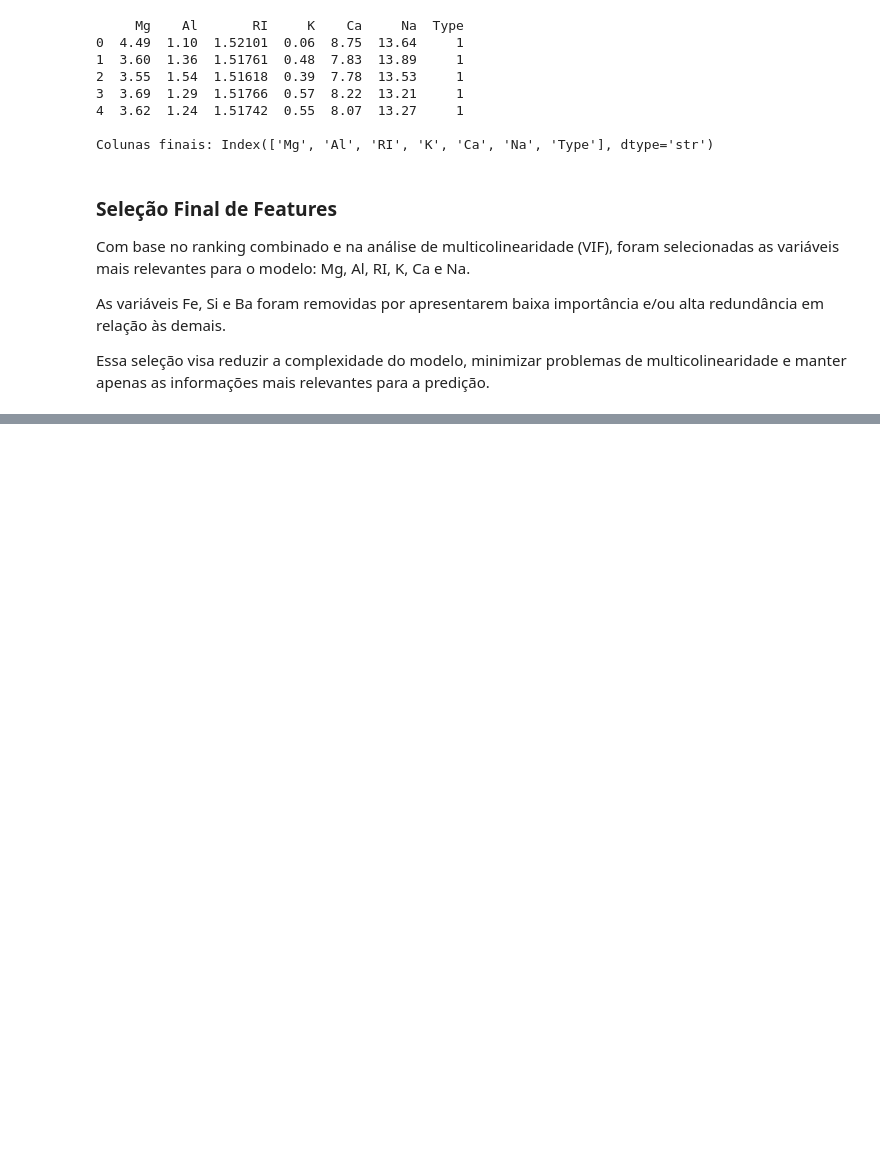
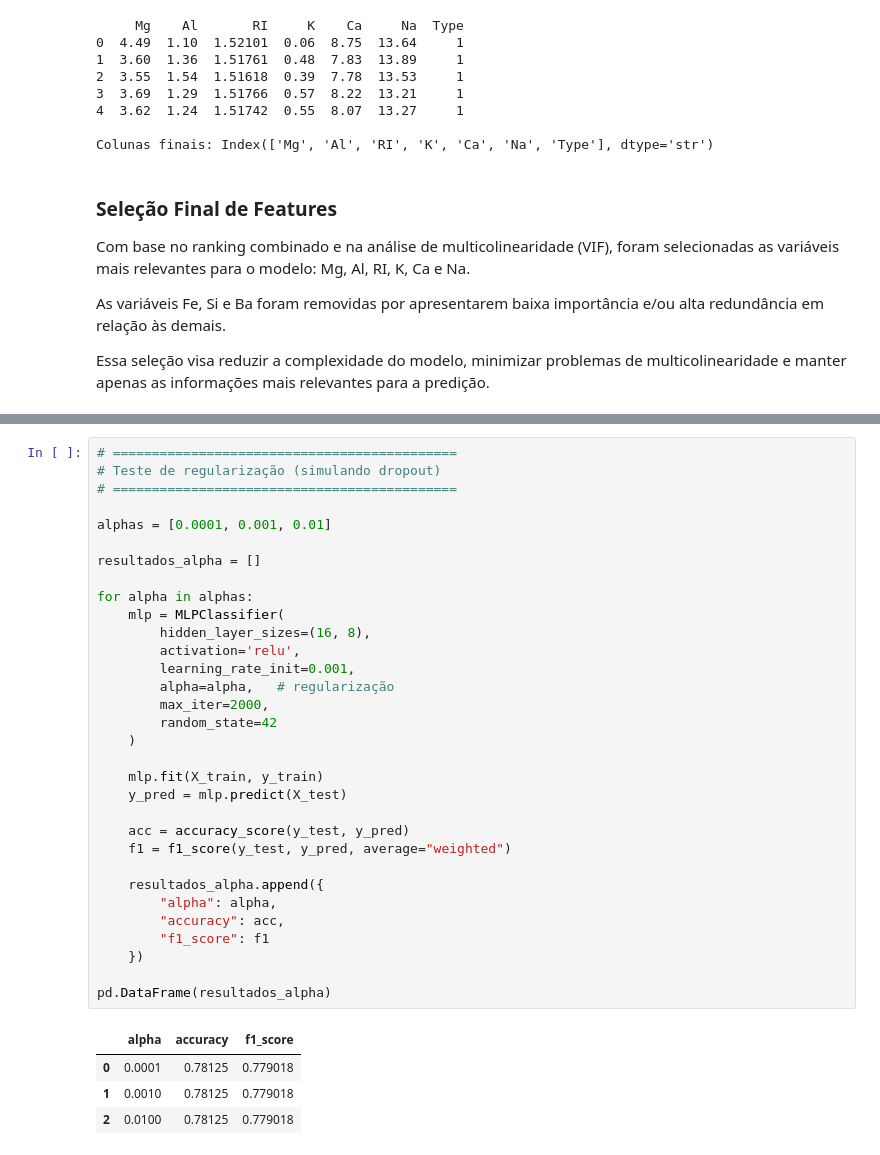
Before and after one commit to GabrielUchoa17/glass-ml-project, a Jupyter notebook: notebook.ipynb, the cells around one changed output, grey strips where cells are left out. Saved outputs shown, nothing was run; the diff lists cells and outputs as text; blank space fills up the shorter version.

```diff
--- a/notebook.ipynb
+++ b/notebook.ipynb
@@ -461,0 +598,37 @@ Essa seleção visa reduzir a complexidade do modelo, minimizar problemas de mul
+# %%
+# ============================================
+# Teste de regularização (simulando dropout)
+# ============================================
+
+alphas = [0.0001, 0.001, 0.01]
+
+resultados_alpha = []
+
+for alpha in alphas:
+    mlp = MLPClassifier(
+        hidden_layer_sizes=(16, 8),
+        activation='relu',
+        learning_rate_init=0.001,
+        alpha=alpha,   # regularização
+        max_iter=2000,
+        random_state=42
+    )
+
+    mlp.fit(X_train, y_train)
+    y_pred = mlp.predict(X_test)
+
+    acc = accuracy_score(y_test, y_pred)
+    f1 = f1_score(y_test, y_pred, average="weighted")
+
+    resultados_alpha.append({
+        "alpha": alpha,
+        "accuracy": acc,
+        "f1_score": f1
+    })
+
+pd.DataFrame(resultados_alpha)
+# %% [output]
+|  | alpha | accuracy | f1_score |
+| 0 | 0.0001 | 0.78125 | 0.779018 |
+| 1 | 0.0010 | 0.78125 | 0.779018 |
+| 2 | 0.0100 | 0.78125 | 0.779018 |
```
Also changed, not shown: parts of 6 cells of this notebook.
